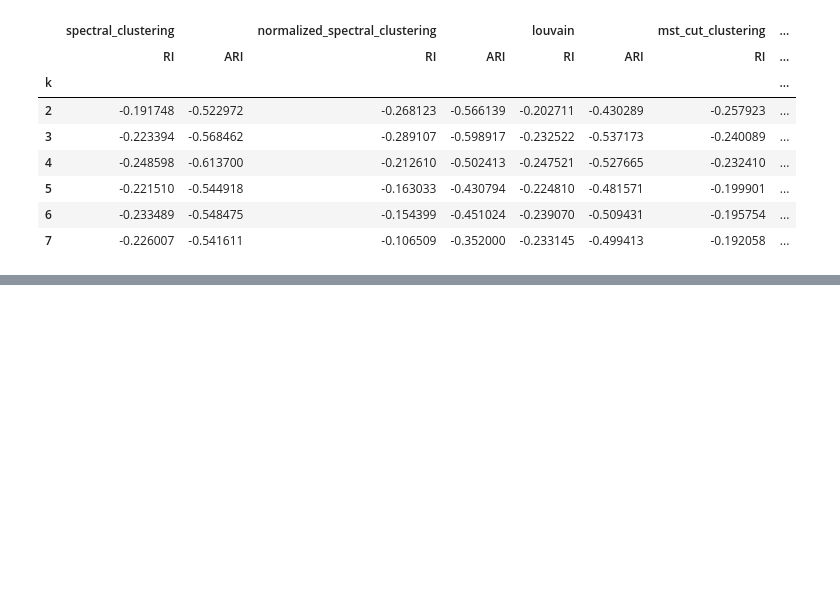
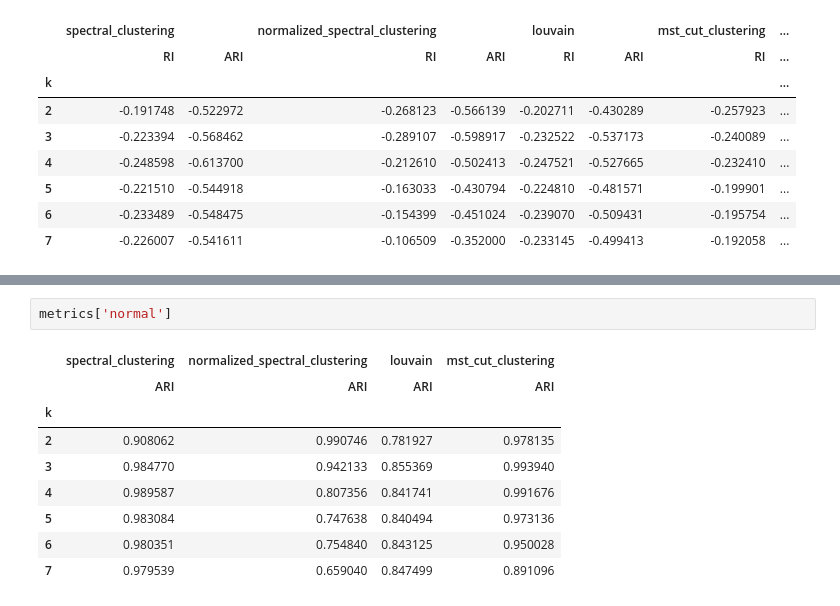
Before and after one commit to orrrrtem/Clustering_uncertainty, a Jupyter notebook: stock_uncertainty.ipynb, the cells around one changed output, grey strips where cells are left out. Cells and saved outputs as stored; diff of their text form; blank space fills up the shorter version.

```diff
--- a/stock_uncertainty.ipynb
+++ b/stock_uncertainty.ipynb
@@ -322,0 +343,12 @@ metrics_per_k[3]
+# %%
+metrics['normal']
+# %% [output]
+|  | spectral_clustering | normalized_spectral_clustering | louvain | mst_cut_clustering |
+|  | ARI | ARI | ARI | ARI |
+| k |  |  |  |  |
+| 2 | 0.908062 | 0.990746 | 0.781927 | 0.978135 |
+| 3 | 0.984770 | 0.942133 | 0.855369 | 0.993940 |
+| 4 | 0.989587 | 0.807356 | 0.841741 | 0.991676 |
+| 5 | 0.983084 | 0.747638 | 0.840494 | 0.973136 |
+| 6 | 0.980351 | 0.754840 | 0.843125 | 0.950028 |
+| 7 | 0.979539 | 0.659040 | 0.847499 | 0.891096 |
```
Also changed, not shown: parts of 10 cells of this notebook, 10 other files.
